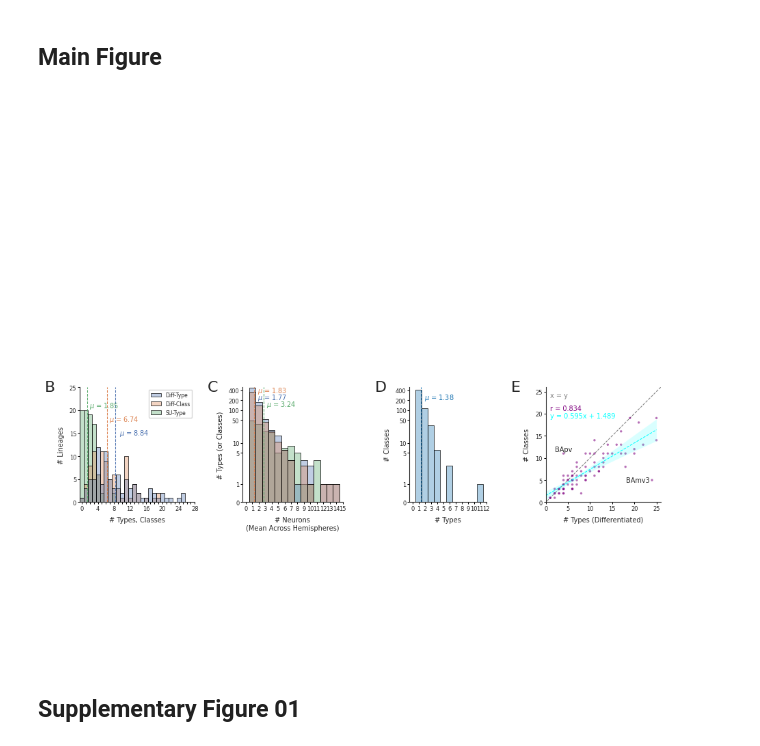
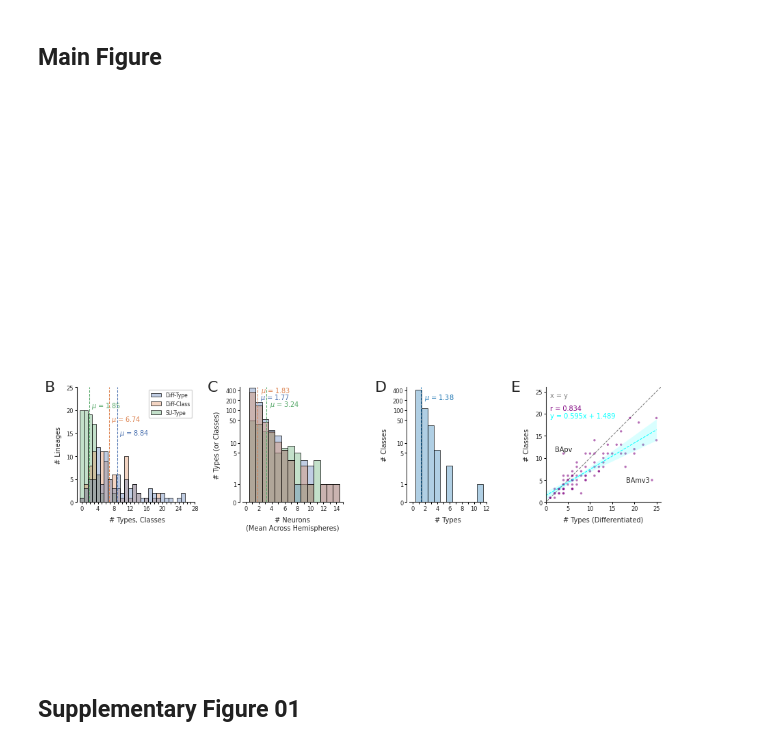
Before and after one commit to L1-Connectome-Prat/L1_Neuron-Typing, a Jupyter notebook: Notebooks/Figure_04_Cluster-Statistics.ipynb, the cells around one changed output. Cells and saved outputs as stored; diff of their text form; code cells hidden in the pictures.

Commit message:
Updated README, and Figure Lines

```diff
--- a/Notebooks/Figure_04_Cluster-Statistics.ipynb
+++ b/Notebooks/Figure_04_Cluster-Statistics.ipynb
@@ -183,6 +183,10 @@ for a in ax[2, :]:
         pad       = 1.5)
     sns.despine(ax = a)
 
+# Create offsets in first three panels
+for a in ax[2, :-1]:
+    sns.despine(ax = a, offset = {"left" : 3})
+
 #------------------------------------------------------------------------------
 # Panel B - Histogram: Types, Classes, and SU Types per Lineage
 sns.histplot(
@@ -212,15 +216,15 @@ sns.move_legend(ax[2, 0], loc = "upper right", bbox_to_anchor = (1, 1),
                 fontsize = label_fontsize - 1.5,
                 title = "")
 
-ax[2, 0].axvline(diff_type_mean,  color = palette["Diff-Type"],  linewidth = linewidth, linestyle = "--")
-ax[2, 0].axvline(diff_class_mean, color = palette["Diff-Class"], linewidth = linewidth, linestyle = "--")
-ax[2, 0].axvline(su_type_mean,    color = palette["SU-Type"],    linewidth = linewidth, linestyle = "--")
+ax[2, 0].axvline(diff_type_mean + offset,  color = palette["Diff-Type"],  linewidth = linewidth, linestyle = "--")
+ax[2, 0].axvline(diff_class_mean + offset, color = palette["Diff-Class"], linewidth = linewidth, linestyle = "--")
+ax[2, 0].axvline(su_type_mean + offset,    color = palette["SU-Type"],    linewidth = linewidth, linestyle = "--")
 
-ax[2, 0].text(diff_type_mean + 1,    15, f"$\\mu$ = {diff_type_mean:.2f}",
+ax[2, 0].text(diff_type_mean + (offset * 2), 15, f"$\\mu$ = {diff_type_mean:.2f}",
               fontsize = label_fontsize, color = palette["Diff-Type"],  va = "center")
-ax[2, 0].text(diff_class_mean + 0.5, 18, f"$\\mu$ = {diff_class_mean:.2f}",
+ax[2, 0].text(diff_class_mean + (offset * 2), 18, f"$\\mu$ = {diff_class_mean:.2f}",
               fontsize = label_fontsize, color = palette["Diff-Class"], va = "center")
-ax[2, 0].text(su_type_mean + 0.5,   21, f"$\\mu$ = {su_type_mean:.2f}",
+ax[2, 0].text(su_type_mean + (offset * 2), 21, f"$\\mu$ = {su_type_mean:.2f}",
               fontsize = label_fontsize, color = palette["SU-Type"],    va = "center")
 
 #------------------------------------------------------------------------------
@@ -257,19 +261,23 @@ ax[2, 1].set_yticks([0, 1, 5, 10, 50, 100, 200, 400])
 ax[2, 1].set_yticklabels([0, 1, 5, 10, 50, 100, 200, 400])
 ax[2, 1].set_box_aspect(1.15)
 
-ax[2, 1].set_xticks(np.linspace(0, 15, 16) + offset, labels = np.linspace(0, 15, 16).astype(int))
+# X Labels
+all_labels     = np.linspace(0, 15, 16).astype(int)
+display_labels = [str(int(lab)) if i % 2 == 0 else "" for i, lab in enumerate(all_labels)]
+ax[2, 1].set_xticks(all_labels + offset, labels = display_labels)
+
 ax[2, 1].set_xlabel("# Neurons\n(Mean Across Hemispheres)", fontsize = label_fontsize, labelpad = labelpad)
 ax[2, 1].set_ylabel("# Types (or Classes)",                fontsize = label_fontsize, labelpad = labelpad)
 
-ax[2, 1].axvline(diff_neu_mean, color = palette3["Diff"],      linewidth = linewidth, linestyle = "--")
-ax[2, 1].axvline(su_neu_mean,   color = palette3["SU"],        linewidth = linewidth, linestyle = "--")
-ax[2, 1].axvline(neu_per_acr,   color = palette["Diff-Class"], linewidth = linewidth, linestyle = "--")
+ax[2, 1].axvline(diff_neu_mean + offset, color = palette3["Diff"],      linewidth = linewidth, linestyle = "--")
+ax[2, 1].axvline(su_neu_mean + offset,   color = palette3["SU"],        linewidth = linewidth, linestyle = "--")
+ax[2, 1].axvline(neu_per_acr + offset,   color = palette["Diff-Class"], linewidth = linewidth, linestyle = "--")
 
-ax[2, 1].text(diff_neu_mean + 0.5, 250, f"$\\mu$ = {diff_neu_mean:.2f}",
+ax[2, 1].text(diff_neu_mean + (offset * 2), 250, f"$\\mu$ = {diff_neu_mean:.2f}",
               fontsize = label_fontsize, color = palette3["Diff"],      va = "center")
-ax[2, 1].text(neu_per_acr + 0.5,   400, f"$\\mu$ = {neu_per_acr:.2f}",
+ax[2, 1].text(neu_per_acr + (offset * 2),   400, f"$\\mu$ = {neu_per_acr:.2f}",
               fontsize = label_fontsize, color = palette["Diff-Class"], va = "center")
-ax[2, 1].text(su_neu_mean + 0.5,   150, f"$\\mu$ = {su_neu_mean:.2f}",
+ax[2, 1].text(su_neu_mean + (offset * 2),   150, f"$\\mu$ = {su_neu_mean:.2f}",
               fontsize = label_fontsize, color = palette3["SU"],        va = "center")
 
 #------------------------------------------------------------------------------
@@ -293,7 +301,13 @@ ax[2, 2].set_yticks([0, 1, 5, 10, 50, 100, 200, 400])
 ax[2, 2].set_yticklabels([0, 1, 5, 10, 50, 100, 200, 400])
 ax[2, 2].set_box_aspect(1.5)
 
-ax[2, 2].set_xticks(np.linspace(0, 12, 13) + offset, labels = np.linspace(0, 12, 13).astype(int))
+# ax[2, 2].set_xticks(np.linspace(0, 12, 13) + offset, labels = np.linspace(0, 12, 13).astype(int))
+
+# X Labels
+all_labels     = np.linspace(0, 12, 13).astype(int)
+display_labels = [str(int(lab)) if i % 2 == 0 else "" for i, lab in enumerate(all_labels)]
+ax[2, 2].set_xticks(all_labels + offset, labels = display_labels)
+
 ax[2, 2].set_xlabel("# Types",   fontsize = label_fontsize, labelpad = labelpad)
 ax[2, 2].set_ylabel("# Classes", fontsize = label_fontsize, labelpad = labelpad)
 
@@ -325,34 +339,34 @@ ax[2, 3].set_xlim(0, 26)
 ax[2, 3].set_ylim(0, 26)
 
 ax[2, 3].plot([-10, 50], [-10, 50], color = "grey", zorder = 0, linewidth = linewidth, linestyle = "--")
 
 ax[2, 3].text(1, 25, "x = y",
               color = "grey", verticalalignment = "top", horizontalalignment = "left",
               fontsize = label_fontsize)
 ax[2, 3].text(1, 22, f"r = {r:.3f}",
               verticalalignment = "top", horizontalalignment = "left",
               fontsize = label_fontsize, color = "purple")
 ax[2, 3].text(1, 20.35, f"y = {slope:.3f}x + {intercept:.3f}",
               verticalalignment = "top", horizontalalignment = "left",
               fontsize = label_fontsize, color = "cyan")
 
 ax[2, 3].text(23.5, 5,  "BAmv3",
               verticalalignment = "center", horizontalalignment = "right",
               fontsize = label_fontsize)
 ax[2, 3].text(4, 12, "BApv",
               verticalalignment = "center", horizontalalignment = "center",
               fontsize = label_fontsize)
 
 # Place Panel Labels
 place_panel_label(fig, ax[2, 0], "B", shx = -0.06,  shy = shy, label_kwargs = label_kwargs)
 place_panel_label(fig, ax[2, 1], "C", shx = -0.06, shy = shy, label_kwargs = label_kwargs)
 place_panel_label(fig, ax[2, 2], "D", shx = -0.06, shy = shy, label_kwargs = label_kwargs)
 place_panel_label(fig, ax[2, 3], "E", shx = -0.06, shy = shy, label_kwargs = label_kwargs)
 
 #------------------------------------------------------------------------------
 plt.savefig(f"{folder}/Figure_04_Panels-Cluster-Acronym-Stats.pdf", dpi = 1200, bbox_inches = "tight")
 # %% [output]
-[figure, old version]
+[figure, new version]
 # %% [markdown]
 ## Supplementary Figure 01
 # %%
```
Also changed, not shown: 5 other files.
